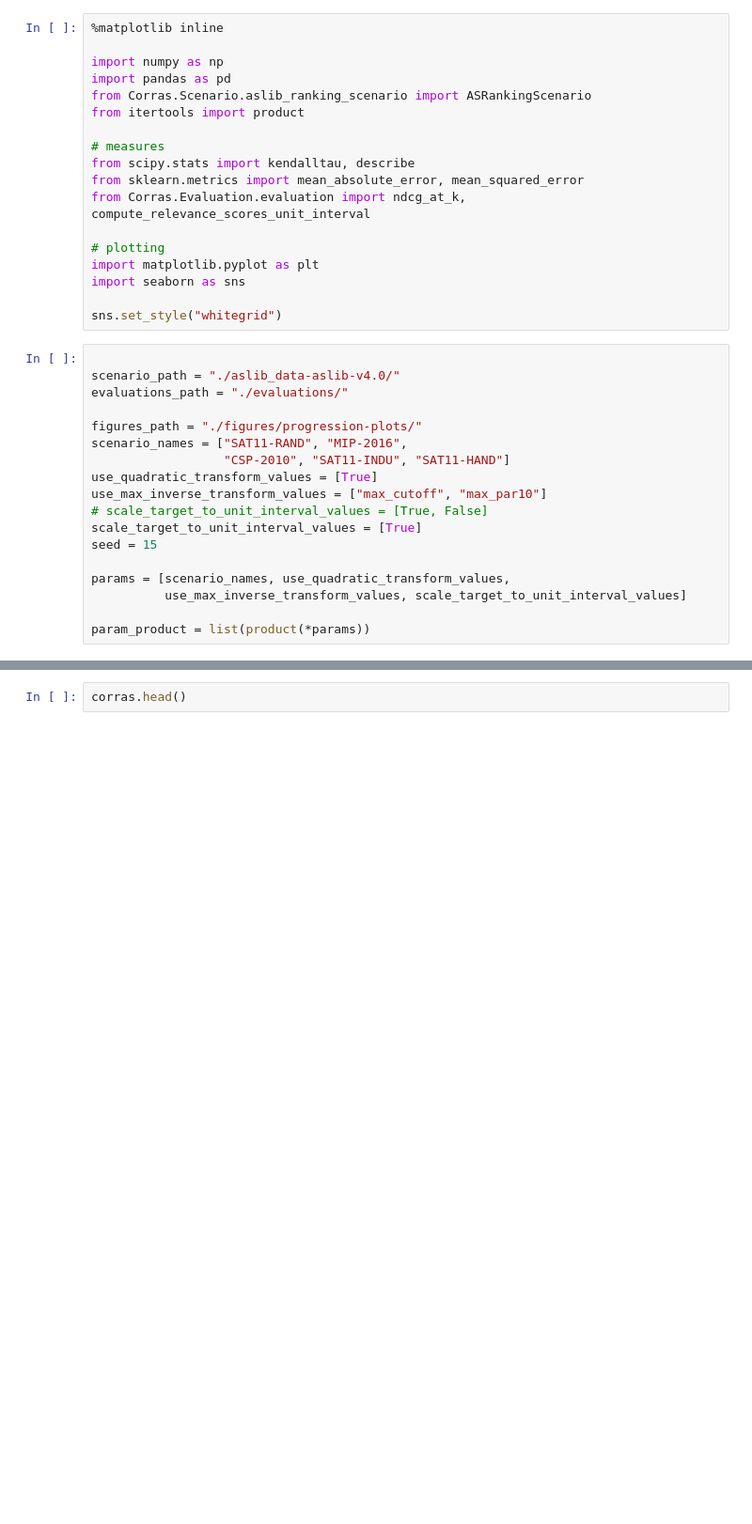
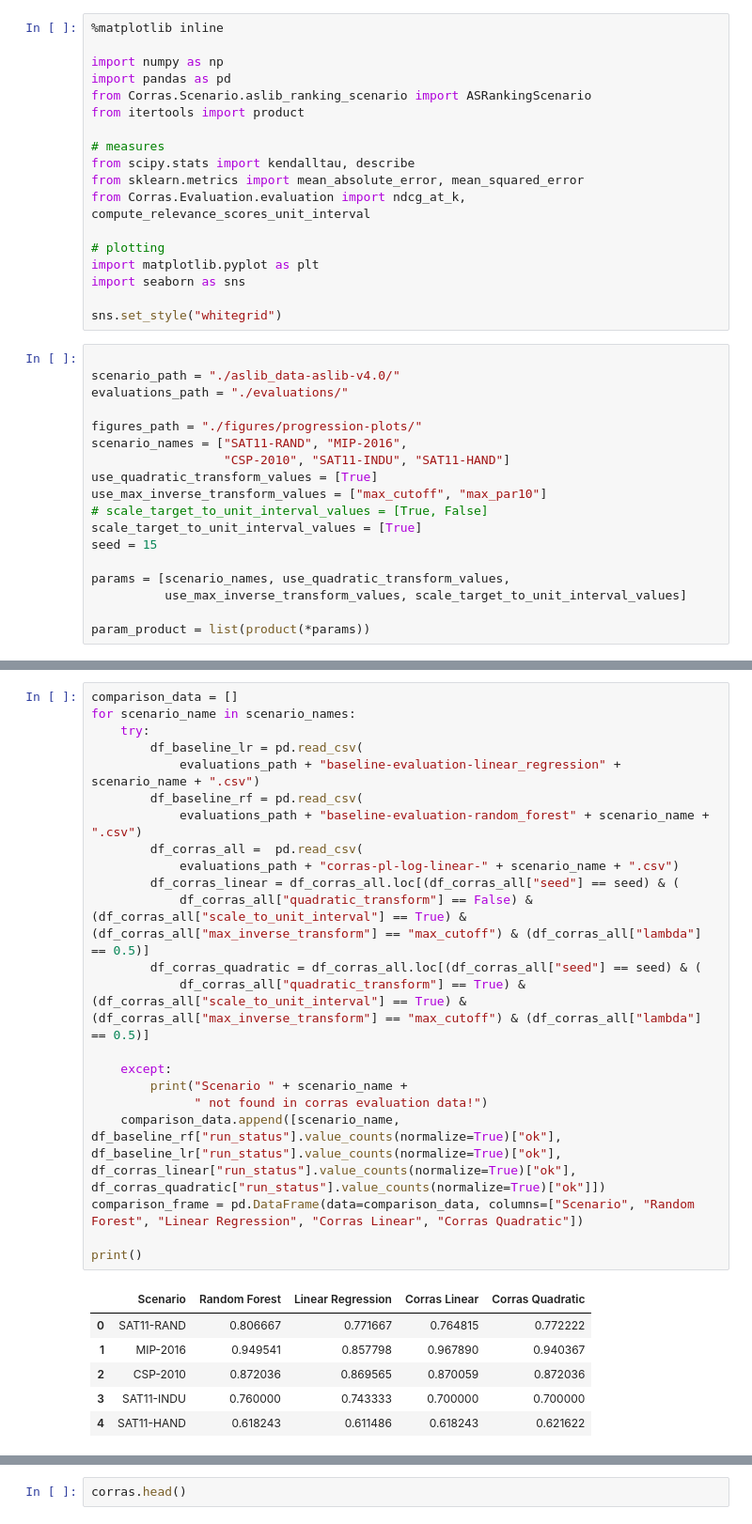
Before and after one commit to JonasHanselle/CoRRAS, a Jupyter notebook: Untitled.ipynb, the cells around one changed output, grey strips where cells are left out. Shown at 94% size. Drawn from its saved outputs; the diff is of its cells as text; blank space fills up the shorter version.

```diff
--- a/Untitled.ipynb
+++ b/Untitled.ipynb
@@ -36,0 +45,29 @@ param_product = list(product(*params))
+# %%
+comparison_data = []
+for scenario_name in scenario_names:
+    try:
+        df_baseline_lr = pd.read_csv(
+            evaluations_path + "baseline-evaluation-linear_regression" + scenario_name + ".csv")
+        df_baseline_rf = pd.read_csv(
+            evaluations_path + "baseline-evaluation-random_forest" + scenario_name + ".csv")
+        df_corras_all =  pd.read_csv(
+            evaluations_path + "corras-pl-log-linear-" + scenario_name + ".csv")
+        df_corras_linear = df_corras_all.loc[(df_corras_all["seed"] == seed) & (
+            df_corras_all["quadratic_transform"] == False) & (df_corras_all["scale_to_unit_interval"] == True) & (df_corras_all["max_inverse_transform"] == "max_cutoff") & (df_corras_all["lambda"] == 0.5)]
+        df_corras_quadratic = df_corras_all.loc[(df_corras_all["seed"] == seed) & (
+            df_corras_all["quadratic_transform"] == True) & (df_corras_all["scale_to_unit_interval"] == True) & (df_corras_all["max_inverse_transform"] == "max_cutoff") & (df_corras_all["lambda"] == 0.5)]
+
+    except:
+        print("Scenario " + scenario_name +
+              " not found in corras evaluation data!")
+    comparison_data.append([scenario_name, df_baseline_rf["run_status"].value_counts(normalize=True)["ok"], df_baseline_lr["run_status"].value_counts(normalize=True)["ok"], df_corras_linear["run_status"].value_counts(normalize=True)["ok"], df_corras_quadratic["run_status"].value_counts(normalize=True)["ok"]])
+comparison_frame = pd.DataFrame(data=comparison_data, columns=["Scenario", "Random Forest", "Linear Regression", "Corras Linear", "Corras Quadratic"])
+
+print()
+# %% [output]
+|  | Scenario | Random Forest | Linear Regression | Corras Linear | Corras Quadratic |
+| 0 | SAT11-RAND | 0.806667 | 0.771667 | 0.764815 | 0.772222 |
+| 1 | MIP-2016 | 0.949541 | 0.857798 | 0.967890 | 0.940367 |
+| 2 | CSP-2010 | 0.872036 | 0.869565 | 0.870059 | 0.872036 |
+| 3 | SAT11-INDU | 0.760000 | 0.743333 | 0.700000 | 0.700000 |
+| 4 | SAT11-HAND | 0.618243 | 0.611486 | 0.618243 | 0.621622 |
```
Also changed, not shown: parts of 5 cells of this notebook, 14 other files.
